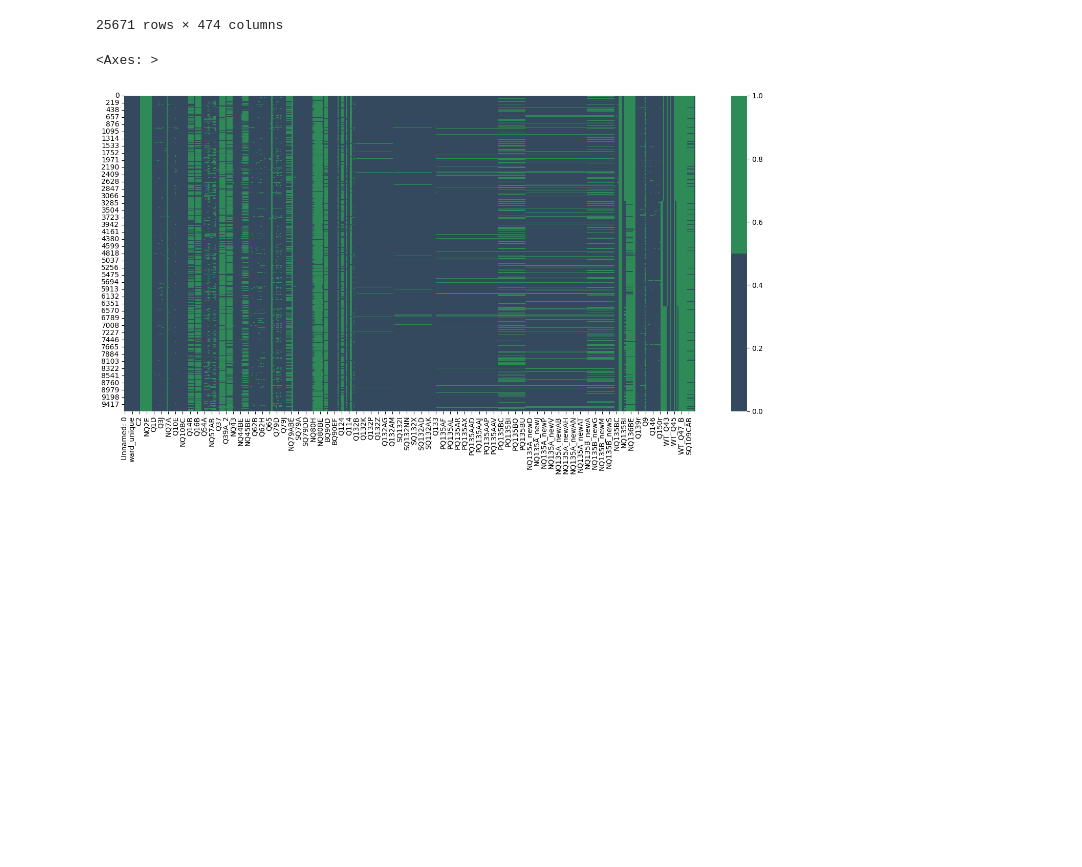
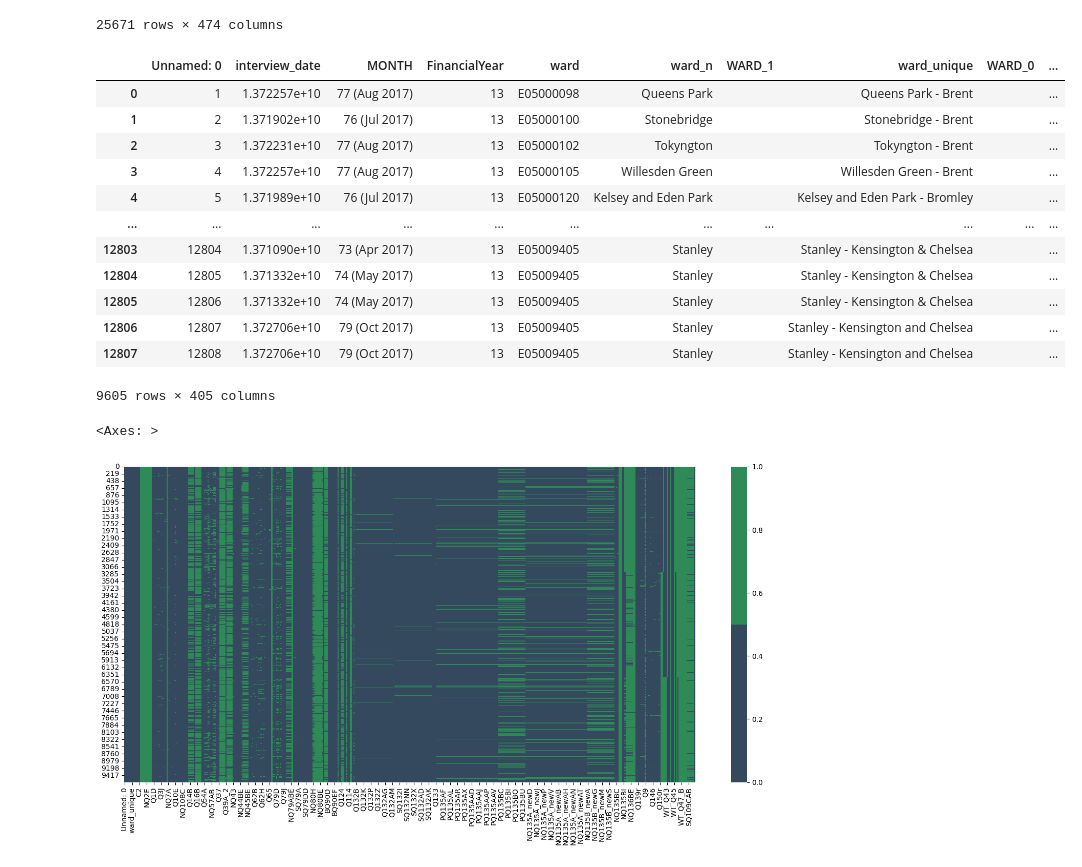
Before and after one commit to WnagZ/DBL2-Group10, a Jupyter notebook: PAS_granural.ipynb, the cells around one changed output. Cells and saved outputs as stored; diff of their text form; code cells hidden in the pictures; blank space fills up the shorter version.

```diff
--- a/PAS_granural.ipynb
+++ b/PAS_granural.ipynb
@@ -74,3 +74,5 @@ def data_creation(row, col):
 
 
 data_15_17["datetime"] = data_15_17.apply(data_creation, axis=1, args=("MONTH", ))
+# %%
+data_17_18["datetime"] = data_17_18.apply(data_creation, axis=1, args=("MONTH", ))
@@ -78,3 +82,6 @@ data_15_17["datetime"] = data_15_17.apply(data_creation, axis=1, args=("MONTH",
 data_15 = data_15_17[data_15_17["datetime"].dt.year == 2015]
 data_16 = data_15_17[data_15_17["datetime"].dt.year == 2016]
 data_17 = data_15_17[data_15_17["datetime"].dt.year == 2017]
+# %%
+data_17_1 = data_17_18[data_17_18["datetime"].dt.year == 2017]
+data_18 = data_17_18[data_17_18["datetime"].dt.year == 2018]
@@ -81,3 +91,19 @@ data_17 = data_15_17[data_15_17["datetime"].dt.year == 2017]
+# %%
+data_17_1
+# %% [output]
+|  | Unnamed: 0 | interview_date | MONTH | FinancialYear | ward | ward_n | WARD_1 | ward_unique | WARD_0 | ... |
+| 0 | 1 | 1.372257e+10 | 77 (Aug 2017) | 13 | E05000098 | Queens Park |  | Queens Park - Brent |  | ... |
+| 1 | 2 | 1.371902e+10 | 76 (Jul 2017) | 13 | E05000100 | Stonebridge |  | Stonebridge - Brent |  | ... |
+| 2 | 3 | 1.372231e+10 | 77 (Aug 2017) | 13 | E05000102 | Tokyngton |  | Tokyngton - Brent |  | ... |
+| 3 | 4 | 1.372257e+10 | 77 (Aug 2017) | 13 | E05000105 | Willesden Green |  | Willesden Green - Brent |  | ... |
+| 4 | 5 | 1.371989e+10 | 76 (Jul 2017) | 13 | E05000120 | Kelsey and Eden Park |  | Kelsey and Eden Park - Bromley |  | ... |
+| ... | ... | ... | ... | ... | ... | ... | ... | ... | ... | ... |
+| 12803 | 12804 | 1.371090e+10 | 73 (Apr 2017) | 13 | E05009405 | Stanley |  | Stanley - Kensington & Chelsea |  | ... |
+| 12804 | 12805 | 1.371332e+10 | 74 (May 2017) | 13 | E05009405 | Stanley |  | Stanley - Kensington & Chelsea |  | ... |
+| 12805 | 12806 | 1.371332e+10 | 74 (May 2017) | 13 | E05009405 | Stanley |  | Stanley - Kensington & Chelsea |  | ... |
+| 12806 | 12807 | 1.372706e+10 | 79 (Oct 2017) | 13 | E05009405 | Stanley |  | Stanley - Kensington and Chelsea |  | ... |
+| 12807 | 12808 | 1.372706e+10 | 79 (Oct 2017) | 13 | E05009405 | Stanley |  | Stanley - Kensington and Chelsea |  | ... |
+9605 rows × 405 columns
 # %%
 
 plt.figure(figsize=(18,8))
```
Also changed, not shown: parts of 8 cells of this notebook, 1 other file.
